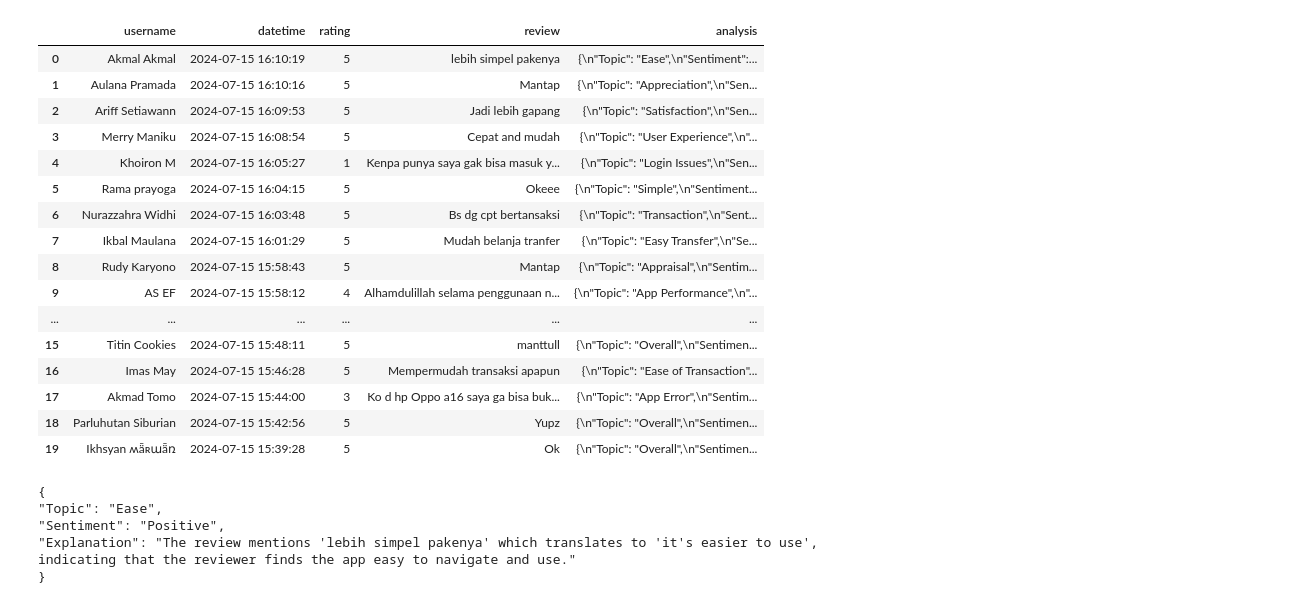
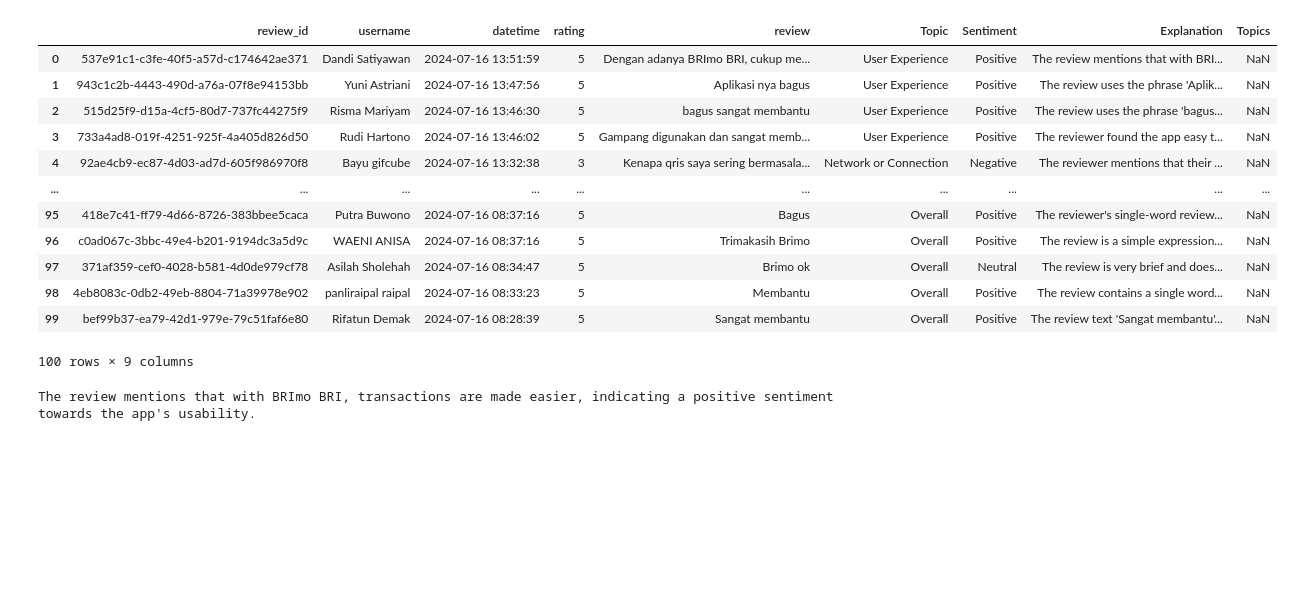
Before and after one commit to apricitea/brimo-sentiment, a Jupyter notebook: brimo_sentiment/sentiment-analysis-brimo.ipynb, the cells around one changed output. Saved outputs shown, nothing was run; the diff lists cells and outputs as text; code cells hidden in the pictures; blank space fills up the shorter version.

```diff
--- a/brimo_sentiment/sentiment-analysis-brimo.ipynb
+++ b/brimo_sentiment/sentiment-analysis-brimo.ipynb
@@ -10,7 +10,7 @@ result, continuation_token = reviews(
     lang='id', # defaults to 'en'
     country='id', # defaults to 'us'
     sort=Sort.NEWEST, # defaults to Sort.NEWEST
-    count=20, # defaults to 100
+    count=100, # defaults to 100
     filter_score_with=None # defaults to None(means all score)
 )
 
@@ -59,7 +55,7 @@ def review_analyze(text):
                 Observation 2: The review text indicates positive/negative/neutral sentiment.
 
                 Conclusion: Summarize the key topics and sentiment of the review using this format AND NOTHING ELSE BESIDES THIS:
-                - Topic (1 or 2 words that describe the topic of the review, Fill with 'Overall' if the review doesn't mention anything specifically)
+                - Topic (One of these value: 'User Experience', 'Network or Connection, 'Account/Login Issues, 'Banking System', 'Errors/Bugs'. 'Overall' if the review doesn't mention anything specifically)
                 - Sentiment (Negative, Neutral, or Positive)
                 - Explanation (1 to 2 sentence, explain briefly the analysis)
 
@@ -92,0 +105,17 @@ results_df = pd.DataFrame(results)
+# %%
+# Function to parse the JSON-like string
+def parse_json_column(json_str):
+    try:
+        return json.loads(json_str)
+    except json.JSONDecodeError:
+        return {"Topic": None, "Sentiment": None, "Explanation": None}
+
+# Apply the function to parse the column
+parsed_column = results_df["analysis"].apply(parse_json_column)
+
+# Convert the parsed column to a DataFrame
+parsed_df = pd.json_normalize(parsed_column)
+
+# Concatenate the new DataFrame with the original DataFrame
+results_df = pd.concat([results_df, parsed_df], axis=1)
+results_df
@@ -93,28 +136,20 @@ results_df = pd.DataFrame(results)
 # %%
-results_df.drop('analysis')
+results_df.drop(columns='analysis')
 # %% [output]
-|  | username | datetime | rating | review | analysis |
-| 0 | Akmal Akmal | 2024-07-15 16:10:19 | 5 | lebih simpel pakenya | {\n"Topic": "Ease",\n"Sentiment":... |
-| 1 | Aulana Pramada | 2024-07-15 16:10:16 | 5 | Mantap | {\n"Topic": "Appreciation",\n"Sen... |
-| 2 | Ariff Setiawann | 2024-07-15 16:09:53 | 5 | Jadi lebih gapang | {\n"Topic": "Satisfaction",\n"Sen... |
-| 3 | Merry Maniku | 2024-07-15 16:08:54 | 5 | Cepat and mudah | {\n"Topic": "User Experience",\n"... |
-| 4 | Khoiron M | 2024-07-15 16:05:27 | 1 | Kenpa punya saya gak bisa masuk y... | {\n"Topic": "Login Issues",\n"Sen... |
-| 5 | Rama prayoga | 2024-07-15 16:04:15 | 5 | Okeee | {\n"Topic": "Simple",\n"Sentiment... |
-| 6 | Nurazzahra Widhi | 2024-07-15 16:03:48 | 5 | Bs dg cpt bertansaksi | {\n"Topic": "Transaction",\n"Sent... |
-| 7 | Ikbal Maulana | 2024-07-15 16:01:29 | 5 | Mudah belanja tranfer | {\n"Topic": "Easy Transfer",\n"Se... |
-| 8 | Rudy Karyono | 2024-07-15 15:58:43 | 5 | Mantap | {\n"Topic": "Appraisal",\n"Sentim... |
-| 9 | AS EF | 2024-07-15 15:58:12 | 4 | Alhamdulillah selama penggunaan n... | {\n"Topic": "App Performance",\n"... |
-| ... | ... | ... | ... | ... | ... |
-| 15 | Titin Cookies | 2024-07-15 15:48:11 | 5 | manttull | {\n"Topic": "Overall",\n"Sentimen... |
-| 16 | Imas May | 2024-07-15 15:46:28 | 5 | Mempermudah transaksi apapun | {\n"Topic": "Ease of Transaction"... |
-| 17 | Akmad Tomo | 2024-07-15 15:44:00 | 3 | Ko d hp Oppo a16 saya ga bisa buk... | {\n"Topic": "App Error",\n"Sentim... |
-| 18 | Parluhutan Siburian | 2024-07-15 15:42:56 | 5 | Yupz | {\n"Topic": "Overall",\n"Sentimen... |
-| 19 | Ikhsyan ʍǟʀաǟռ | 2024-07-15 15:39:28 | 5 | Ok | {\n"Topic": "Overall",\n"Sentimen... |
+|  | review_id | username | datetime | rating | review | Topic | Sentiment | Explanation | Topics |
+| 0 | 537e91c1-c3fe-40f5-a57d-c174642ae371 | Dandi Satiyawan | 2024-07-16 13:51:59 | 5 | Dengan adanya BRImo BRI, cukup me... | User Experience | Positive | The review mentions that with BRI... | NaN |
+| 1 | 943c1c2b-4443-490d-a76a-07f8e94153bb | Yuni Astriani | 2024-07-16 13:47:56 | 5 | Aplikasi nya bagus | User Experience | Positive | The review uses the phrase 'Aplik... | NaN |
+| 2 | 515d25f9-d15a-4cf5-80d7-737fc44275f9 | Risma Mariyam | 2024-07-16 13:46:30 | 5 | bagus sangat membantu | User Experience | Positive | The review uses the phrase 'bagus... | NaN |
+| 3 | 733a4ad8-019f-4251-925f-4a405d826d50 | Rudi Hartono | 2024-07-16 13:46:02 | 5 | Gampang digunakan dan sangat memb... | User Experience | Positive | The reviewer found the app easy t... | NaN |
+| 4 | 92ae4cb9-ec87-4d03-ad7d-605f986970f8 | Bayu gifcube | 2024-07-16 13:32:38 | 3 | Kenapa qris saya sering bermasala... | Network or Connection | Negative | The reviewer mentions that their ... | NaN |
+| ... | ... | ... | ... | ... | ... | ... | ... | ... | ... |
+| 95 | 418e7c41-ff79-4d66-8726-383bbee5caca | Putra Buwono | 2024-07-16 08:37:16 | 5 | Bagus | Overall | Positive | The reviewer's single-word review... | NaN |
+| 96 | c0ad067c-3bbc-49e4-b201-9194dc3a5d9c | WAENI ANISA | 2024-07-16 08:37:16 | 5 | Trimakasih Brimo | Overall | Positive | The review is a simple expression... | NaN |
+| 97 | 371af359-cef0-4028-b581-4d0de979cf78 | Asilah Sholehah | 2024-07-16 08:34:47 | 5 | Brimo ok | Overall | Neutral | The review is very brief and does... | NaN |
+| 98 | 4eb8083c-0db2-49eb-8804-71a39978e902 | panliraipal raipal | 2024-07-16 08:33:23 | 5 | Membantu | Overall | Positive | The review contains a single word... | NaN |
+| 99 | bef99b37-ea79-42d1-979e-79c51faf6e80 | Rifatun Demak | 2024-07-16 08:28:39 | 5 | Sangat membantu | Overall | Positive | The review text 'Sangat membantu'... | NaN |
+100 rows × 9 columns
 # %%
-print(results_df.iloc[0,:]['analysis'])
+print(results_df.iloc[0,:]['Explanation'])
 # %% [output]
-{
-"Topic": "Ease",
-"Sentiment": "Positive",
-"Explanation": "The review mentions 'lebih simpel pakenya' which translates to 'it's easier to use', indicating that the reviewer finds the app easy to navigate and use."
-}
+The review mentions that with BRImo BRI, transactions are made easier, indicating a positive sentiment towards the app's usability.
```
Also changed, not shown: parts of 7 cells of this notebook, 5 other files.
